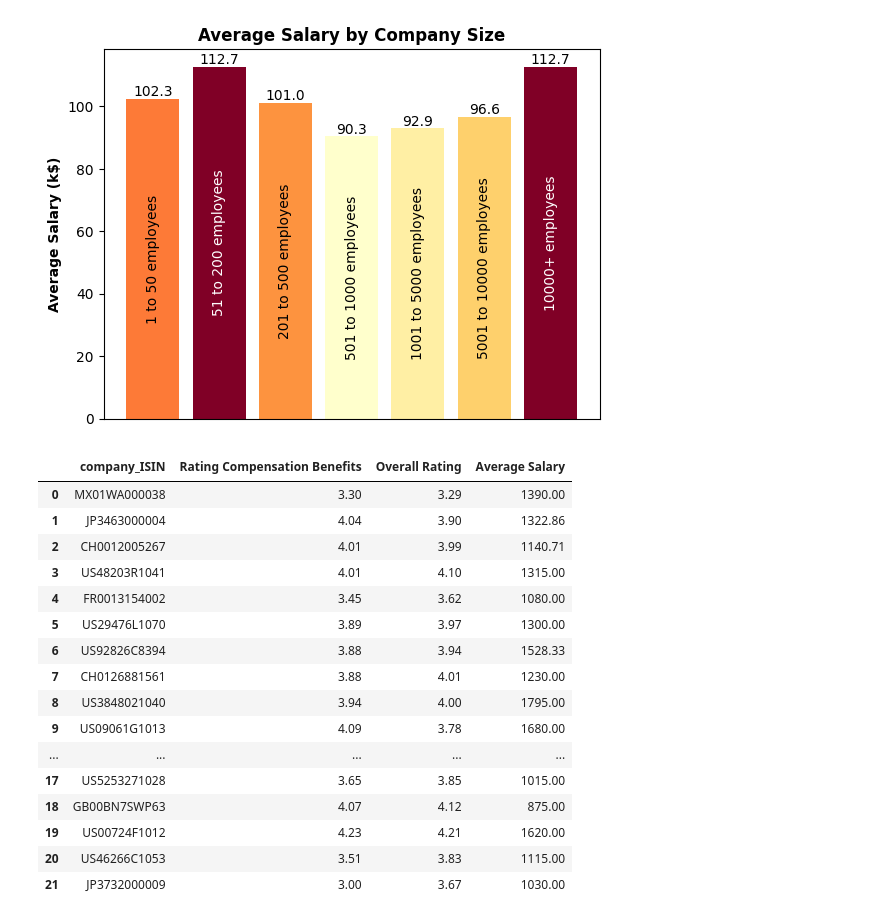
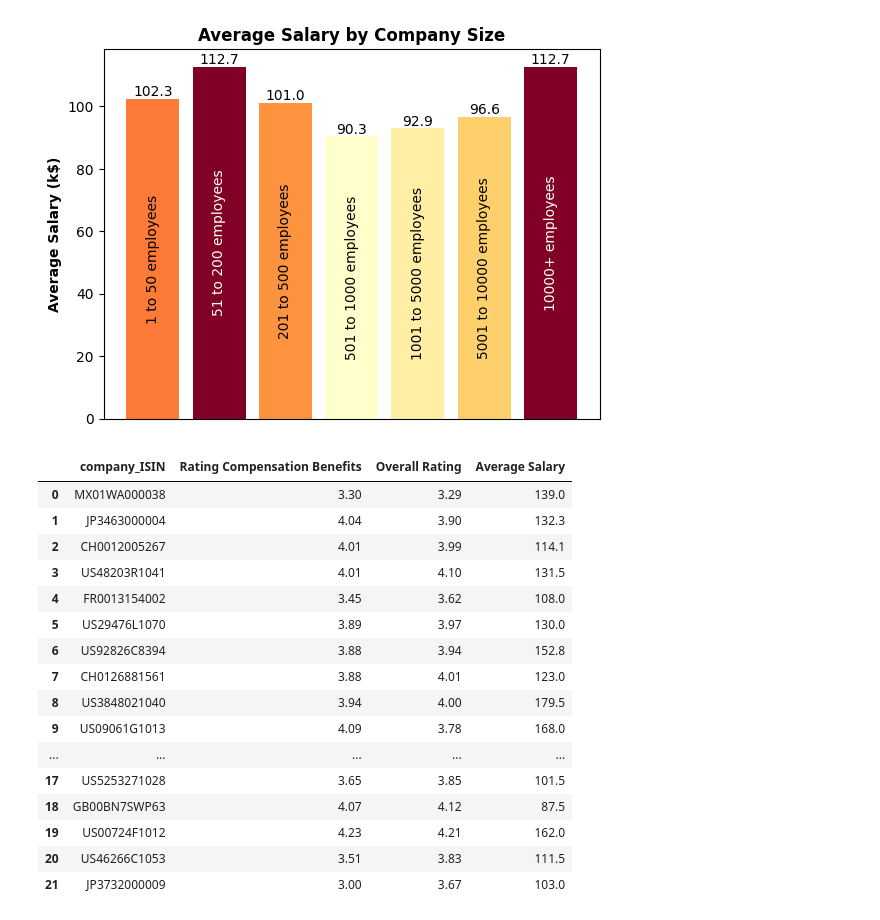
Before and after one commit to ghv29/sql-database, a Jupyter notebook: notebooks/Hypothesis2.ipynb, the cells around one changed output. Cells and saved outputs as stored; diff of their text form; code cells hidden in the pictures.

```diff
--- a/notebooks/Hypothesis2.ipynb
+++ b/notebooks/Hypothesis2.ipynb
@@ -62,22 +62,24 @@ plt.show()
 # %% [output]
 [figure]
 # %%
+
+df_rating["Average Salary"] = round(df_rating["Average Salary"]/10,1)
 df_rating
 # %% [output]
 |  | company_ISIN | Rating Compensation Benefits | Overall Rating | Average Salary |
-| 0 | MX01WA000038 | 3.30 | 3.29 | 1390.00 |
-| 1 | JP3463000004 | 4.04 | 3.90 | 1322.86 |
-| 2 | CH0012005267 | 4.01 | 3.99 | 1140.71 |
-| 3 | US48203R1041 | 4.01 | 4.10 | 1315.00 |
-| 4 | FR0013154002 | 3.45 | 3.62 | 1080.00 |
-| 5 | US29476L1070 | 3.89 | 3.97 | 1300.00 |
-| 6 | US92826C8394 | 3.88 | 3.94 | 1528.33 |
-| 7 | CH0126881561 | 3.88 | 4.01 | 1230.00 |
-| 8 | US3848021040 | 3.94 | 4.00 | 1795.00 |
-| 9 | US09061G1013 | 4.09 | 3.78 | 1680.00 |
+| 0 | MX01WA000038 | 3.30 | 3.29 | 139.0 |
+| 1 | JP3463000004 | 4.04 | 3.90 | 132.3 |
+| 2 | CH0012005267 | 4.01 | 3.99 | 114.1 |
+| 3 | US48203R1041 | 4.01 | 4.10 | 131.5 |
+| 4 | FR0013154002 | 3.45 | 3.62 | 108.0 |
+| 5 | US29476L1070 | 3.89 | 3.97 | 130.0 |
+| 6 | US92826C8394 | 3.88 | 3.94 | 152.8 |
+| 7 | CH0126881561 | 3.88 | 4.01 | 123.0 |
+| 8 | US3848021040 | 3.94 | 4.00 | 179.5 |
+| 9 | US09061G1013 | 4.09 | 3.78 | 168.0 |
 | ... | ... | ... | ... | ... |
-| 17 | US5253271028 | 3.65 | 3.85 | 1015.00 |
-| 18 | GB00BN7SWP63 | 4.07 | 4.12 | 875.00 |
-| 19 | US00724F1012 | 4.23 | 4.21 | 1620.00 |
-| 20 | US46266C1053 | 3.51 | 3.83 | 1115.00 |
-| 21 | JP3732000009 | 3.00 | 3.67 | 1030.00 |
+| 17 | US5253271028 | 3.65 | 3.85 | 101.5 |
+| 18 | GB00BN7SWP63 | 4.07 | 4.12 | 87.5 |
+| 19 | US00724F1012 | 4.23 | 4.21 | 162.0 |
+| 20 | US46266C1053 | 3.51 | 3.83 | 111.5 |
+| 21 | JP3732000009 | 3.00 | 3.67 | 103.0 |
```
Also changed, not shown: parts of 2 cells of this notebook, 2 other files.
